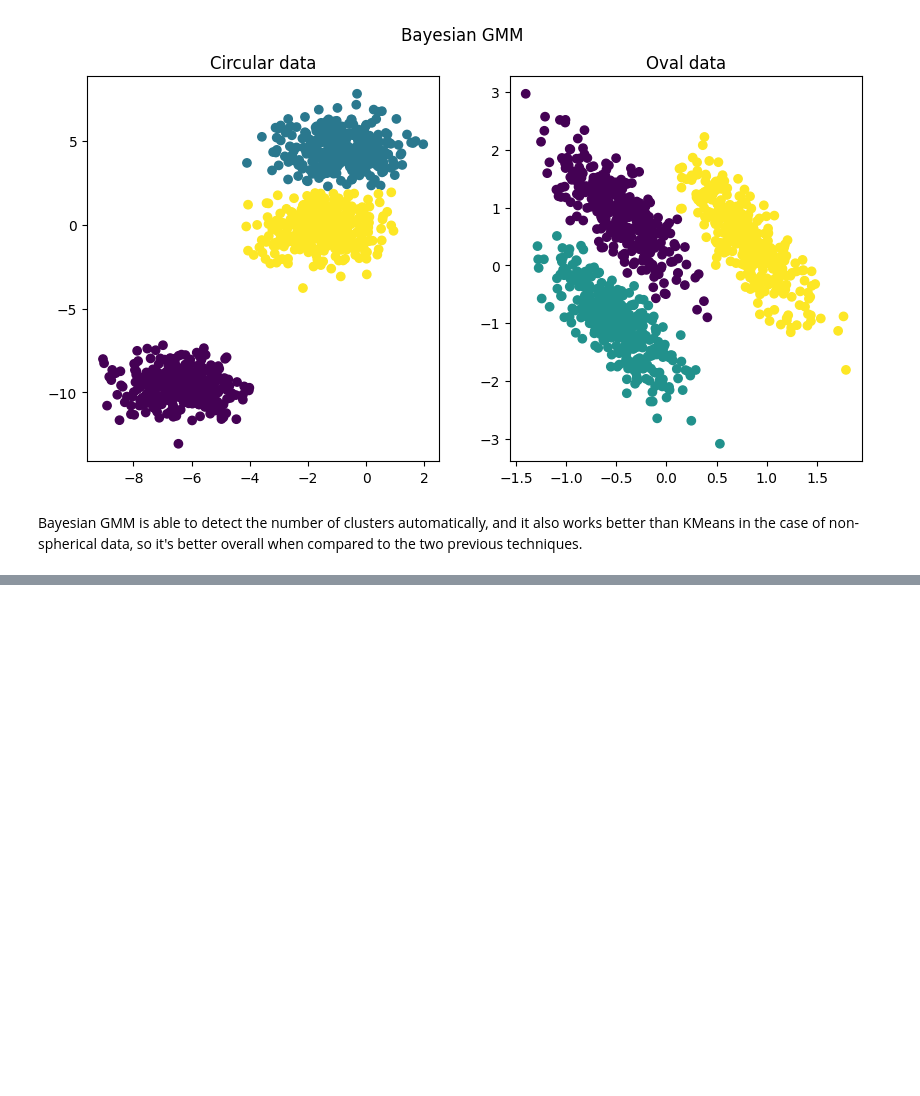
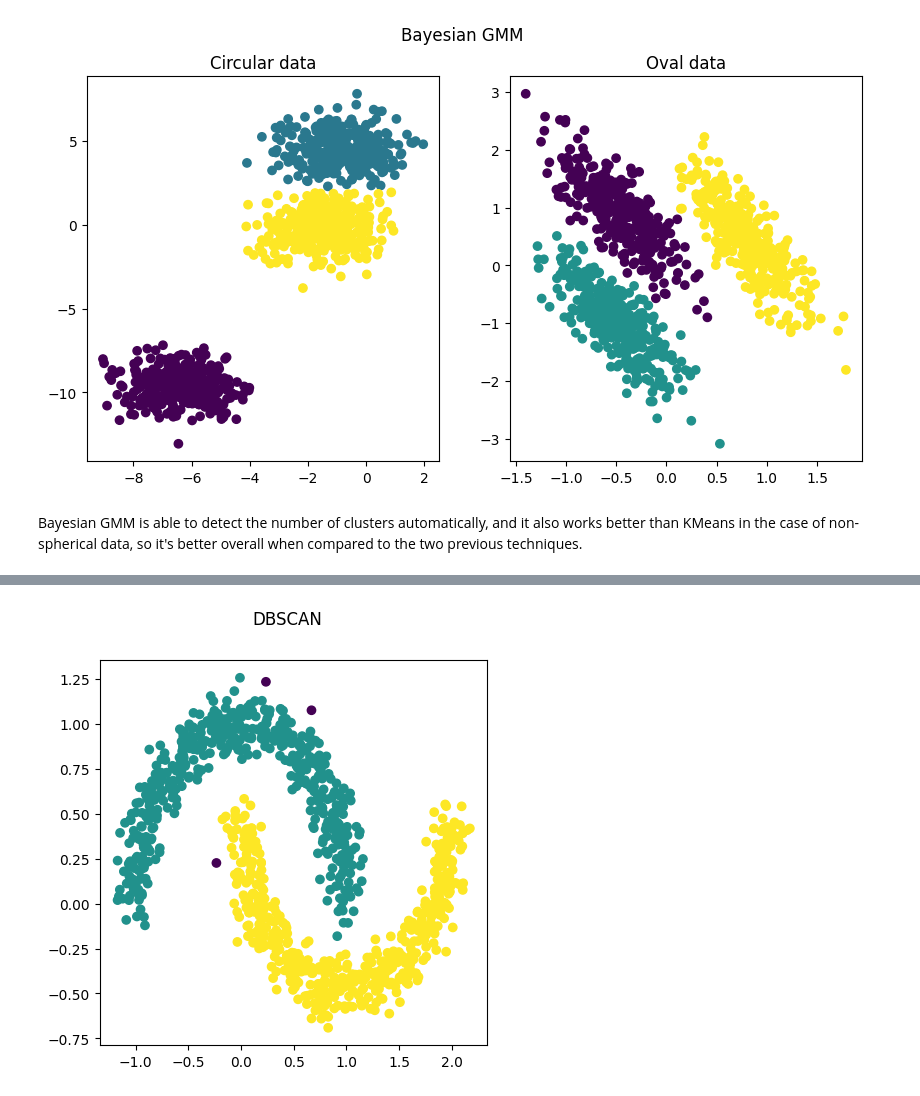
Before and after one commit to davidecapone/MixtureModelsClustering, a Jupyter notebook: notebooks/main.ipynb, the cells around one changed output, grey strips where cells are left out. Saved outputs shown, nothing was run; the diff lists cells and outputs as text; code cells hidden in the pictures; blank space fills up the shorter version.

Commit message:
added dbscan

```diff
--- a/notebooks/main.ipynb
+++ b/notebooks/main.ipynb
@@ -94,0 +100,20 @@ Bayesian GMM is able to detect the number of clusters automatically, and it also
+# %%
+# DBSCAN
+from sklearn.datasets import make_moons
+from sklearn.cluster import DBSCAN
+
+# Generate data
+## Moons
+X_moons, y_moons = make_moons(n_samples=1000, noise=.09, random_state=11)
+
+
+# Apply DBSCAN
+dbscan_moons = DBSCAN(eps=.11, min_samples=3).fit(X_moons)
+
+# Plotting results
+fig, ax = plt.subplots(1, 1, figsize=(5, 5))
+ax.scatter(X_moons[:, 0], X_moons[:, 1], c=dbscan_moons.labels_)
+fig.suptitle('DBSCAN')
+plt.show()
+# %% [output]
+[figure, added]
```
Also changed, not shown: parts of 8 cells of this notebook.
